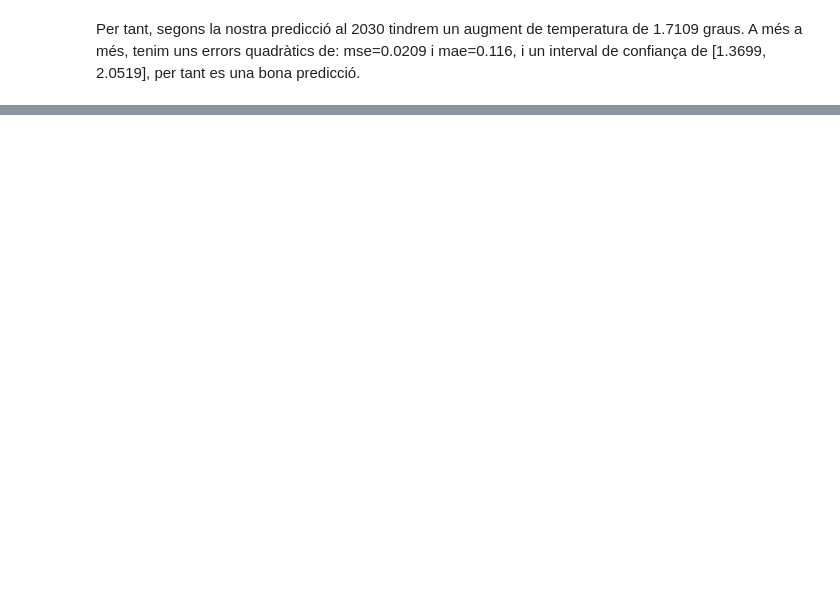
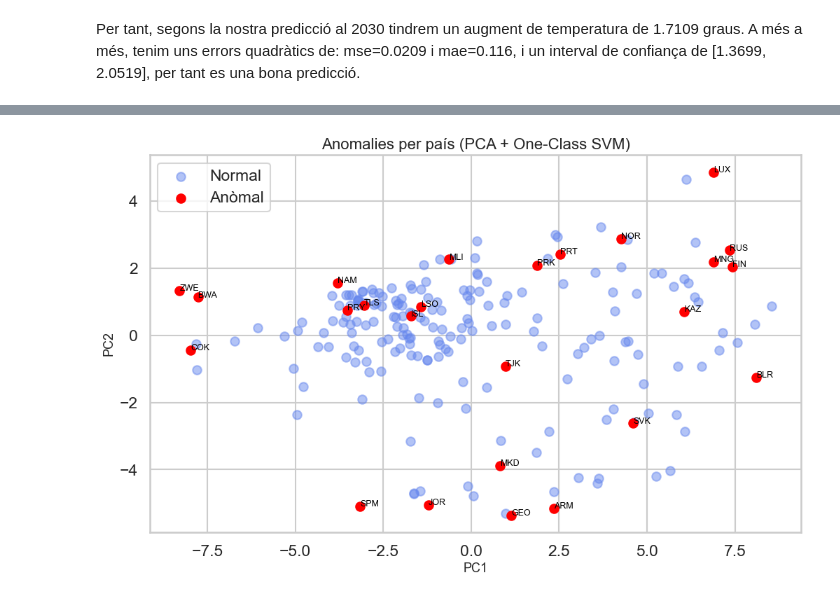
Before and after one commit to 1702938/Aprenentatge, a Jupyter notebook: PracticaKaggle.ipynb, the cells around one changed output, grey strips where cells are left out. Drawn from its saved outputs; the diff is of its cells as text; code cells hidden in the pictures; blank space fills up the shorter version.

```diff
--- a/PracticaKaggle.ipynb
+++ b/PracticaKaggle.ipynb
@@ -892,0 +900,17 @@ Per tant, segons la nostra predicció al 2030 tindrem un augment de temperatura
+# %%
+#Anomalies per pais
+anys = [col for col in climate.columns if col.startswith("F")]
+X = climate[anys].astype(float, int)
+#Normalitzem les dades per utilitzar SVM
+scaler = StandardScaler()
+X_scaled = scaler.fit_transform(X)
+# One-Class SVM
+model = OneClassSVM(kernel='rbf', gamma='auto', nu=0.05)
+model.fit(X_scaled)
+
+# Predicció
+climate["anomaly"] = model.predict(X_scaled)
+
+# Interpretació: -1 = anòmal, 1 = normal
+df_anomalies = climate[climate["anomaly"] == -1]
+df_anomalies
@@ -892,0 +936,50 @@ Per tant, segons la nostra predicció al 2030 tindrem un augment de temperatura
+# %%
+#Visualitzem els resultats amb PCA
+
+# Selecció de columnes d'anys
+anys = [col for col in climate.columns if col.startswith("F")]
+X= climate[anys].astype(float)
+# Escalat
+scaler = StandardScaler()
+X_scaled = scaler.fit_transform(X)
+
+# PCA
+pca = PCA(n_components=2)
+pca_comp = pca.fit_transform(X_scaled)
+
+# DataFrame auxiliar
+climate["PC1"] = pca_comp[:,0]
+climate["PC2"] = pca_comp[:,1]
+
+plt.figure(figsize=(12,7))
+#sns.scatterplot(data=climate, x="PC1", y="PC2",
+                #hue="anomaly", palette={1:"blue", -1:"red"}, alpha=0.7)
+
+#plt.title("PCA – Visualització d’anomalies One-Class SVM")
+#plt.xlabel("PC1")
+#plt.ylabel("PC2")
+#plt.legend(title="Anomalia")
+#plt.show()
+
+# Punts normals
+plt.scatter(climate[climate.anomaly == 1]["PC1"],
+            climate[climate.anomaly == 1]["PC2"],
+            alpha=0.5, label="Normal")
+
+# Punts anòmals
+anom = climate[climate.anomaly == -1]
+plt.scatter(anom["PC1"], anom["PC2"], color="red", label="Anòmal")
+
+# Etiquetes només per anomalies
+for i, row in anom.iterrows():
+    plt.text(row["PC1"], row["PC2"], row["ISO3"],
+             fontsize=9, color="black")
+
+plt.title("Anomalies per país (PCA + One-Class SVM)")
+plt.xlabel("PC1")
+plt.ylabel("PC2")
+plt.legend()
+plt.grid(True)
+plt.show()
+# %% [output]
+[figure, added]
```
Also changed, not shown: parts of 22 cells of this notebook.
